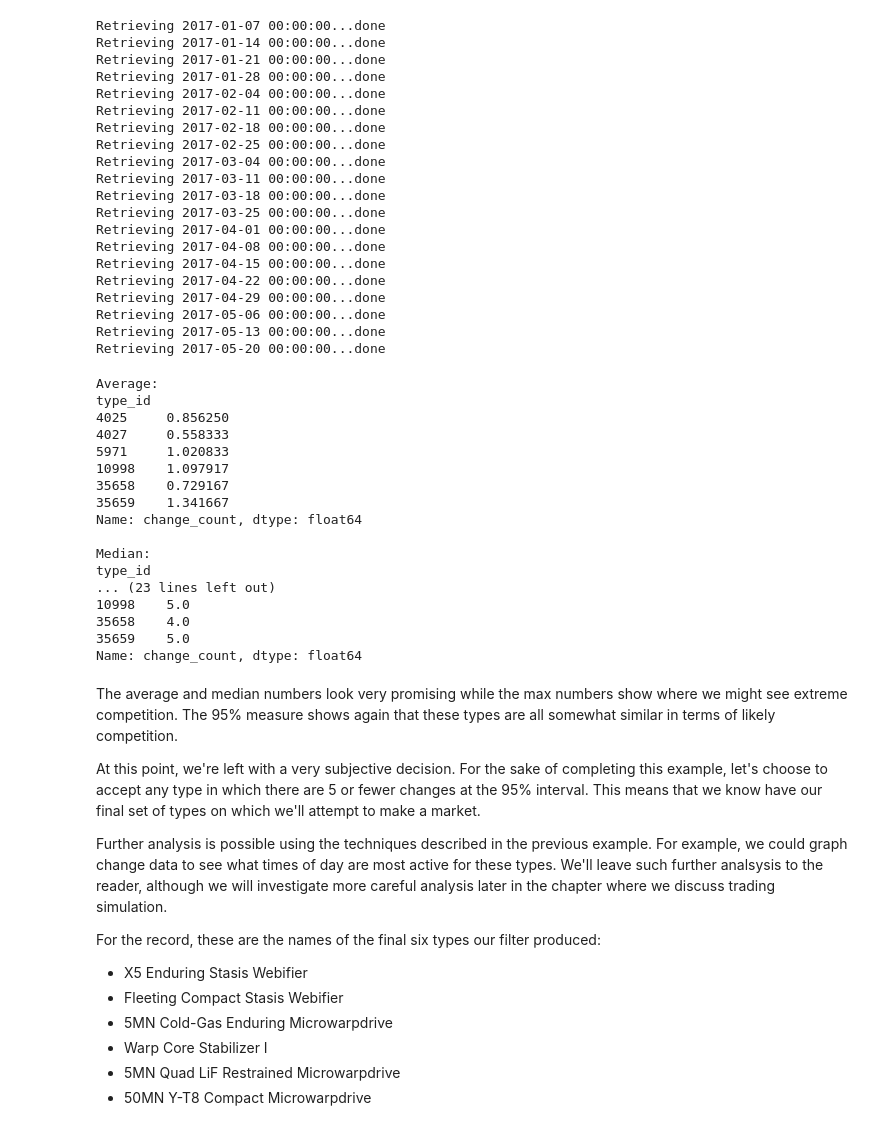
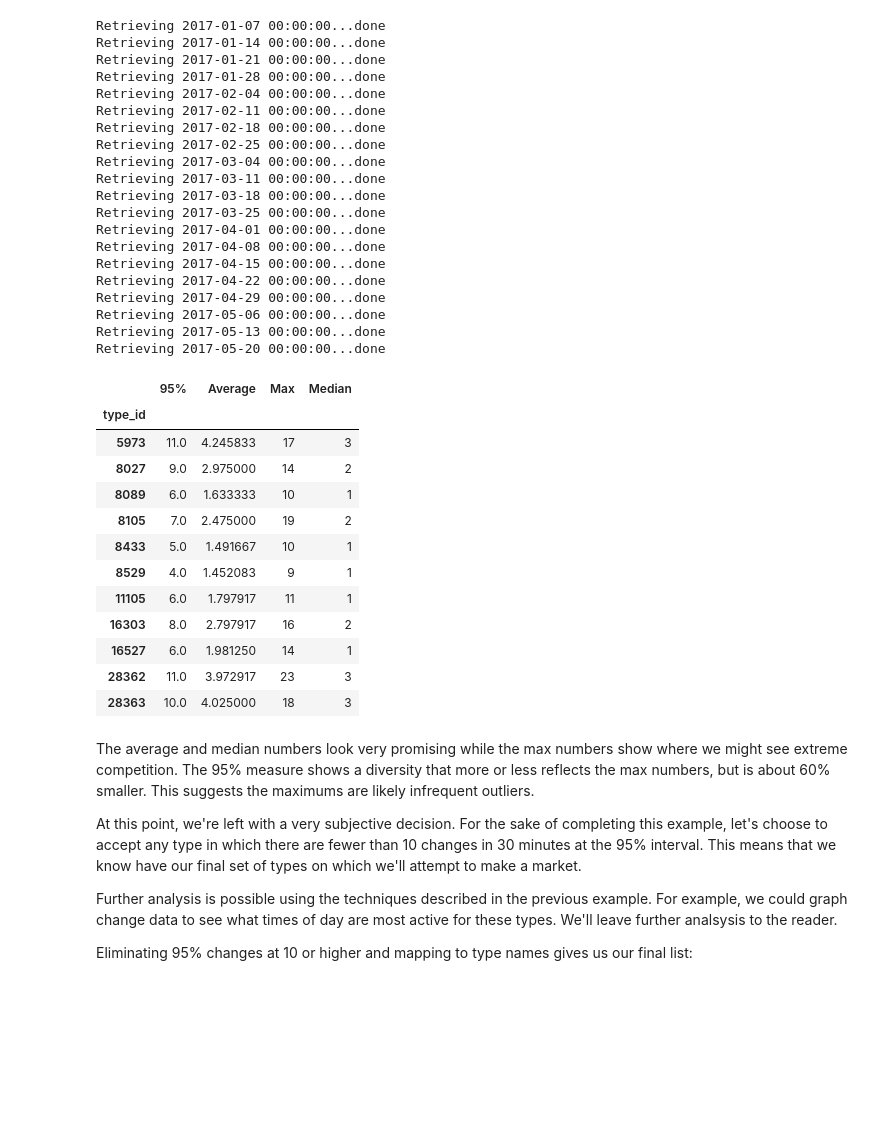
Before and after one commit to OrbitalEnterprises/eve-market-strategies, a Jupyter notebook: code/book/Example_14_Selecting_Market_Making_Targets.ipynb, the cells around one changed output. Drawn from its saved outputs; the diff is of its cells as text; code cells hidden in the pictures; blank space fills up the shorter version.

Commit message:
update examples 14 and 15

```diff
--- a/code/book/Example_14_Selecting_Market_Making_Targets.ipynb
+++ b/code/book/Example_14_Selecting_Market_Making_Targets.ipynb
@@ -115,6 +123,6 @@ min_values = len(market_history.index.unique())
 # Now compute liquid types.  The liquidity filter returns a map from region to the
 # set of liquid types in that region.
 #
-liquid_type_map = liquid_types(market_history, liquidity_filter(min_values, min_count))
+liquid_type_map = liquid_types(market_history, liquidity_filter(min_values, min_count, min_volume))
 len(liquid_type_map[region_id])
 # %% [output]
@@ -198,7 +206,7 @@ Retrieving 2017-05-20 00:00:00...done
 # for every day in our date range.  Obviously, you can increase the number of assets which pass
 # the filter by lowering the return target.
 #
-return_target = 0.1
+return_target = 0.05
 high_return = spread_df[spread_df.median_return > return_target]
 targets = high_return.type_id.groupby(high_return.type_id).count()
 targets = list(targets[targets >= len(sat_date_range)/2].index)
@@ -282,9 +290,14 @@ def compute_side_volume(type_id, dt, order_book, volume_threshold_map):
                 sell_volume += amount
         # Look for removed orders.  These are either a fully filled order or a cancel.
         removed_orders = set(current_snap.order_id).difference(set(next_snap.order_id))
+        current_order_list = list(current_snap.order_id)
         for order_id in removed_orders:
-            next_line = current_snap[current_snap.order_id == order_id].ix[current[0]]
+            order_count = current_order_list.count(order_id)
+            next_line = current_snap[current_snap.order_id == order_id].ix[current_time]
             # If the volume of a removed order does not exceed the threshold, then it's a trade
+            if order_count > 1:
+                # Handle duplicate orders found in some data
+                next_line = next_line.iloc[0]
             if next_line.volume <= vol_limit:
                 if next_line.buy:
                     buy_volume += next_line.volume
@@ -341,7 +354,7 @@ Retrieving 2017-05-20 00:00:00...done
 #
 # The following code determines which asset types are balanced for each day in the target date range.
 #
-balanced_volume_threshold = 0.2
+balanced_volume_threshold = 0.20
 side_volume_df_copy = side_volume_df.copy()
 side_volume_df_copy['total_volume'] = side_volume_df_copy.buy_volume + side_volume_df_copy.sell_volume
 side_volume_df_copy['buy_ratio'] = side_volume_df_copy.buy_volume / side_volume_df_copy.total_volume
@@ -467,72 +485,57 @@ Retrieving 2017-05-20 00:00:00...done
 # First, let's collect all change counts into a single dataframe
 #
 all_changes = change_count_data[0].append(change_count_data[1:])
 #
 # We're filtering for trading on a Saturday, so let's assume trading hours from 1200 UTC
 # to 2400 UTC.  This is just after down time to midnight EVE time.  In reality, it's likely
-# we'll trade past midnight UTC, but do perform that analysis we'd need two order books for
+# we'll trade past midnight UTC, but to perform that analysis we'd need two order books for
 # each day.  So for now, we'll go with these hours.
 #
 # Let's eliminate all data outside of these hours.
 #
 constrained = all_changes[all_changes.index.hour >= 12]
 #
 # What's left can now be used to measure change count behavior.  But how should we do this?
 # There are many possibilities:
 #
 # 1. Average change count
 # 2. Median change count
 # 3. Max change count
 # 4. Some other quantile of change count
 #
 # Average or median change count will give us some expectation of what a typical time period
 # might look like in terms of competition, but we risk the danger of undershooting the number
 # of orders we need to maintain if the average or mean is unusually low.  Conversely, a
 # measure of max count shows how bad things could get.  If we wanted to be extremely conservative,
 # we could use max as a guideline for competition.  Finally, we could use a quantile, say the 95%
 # change count quantile.  This would tell us, for example, the max change count for 95% of the
-# sample intervals.
+# sample intervals.  Quantiles make it easy to identify maximums which are true outliers.
 #
 # Let's look at all of these measures before we make a decision.
 #
-print("Average:")
-print(constrained.groupby(constrained.type_id).change_count.mean())
-print("\nMedian:")
-print(constrained.groupby(constrained.type_id).change_count.median())
-print("\nMax:")
-print(constrained.groupby(constrained.type_id).change_count.max())
-print("\n95%:")
-print(constrained.groupby(constrained.type_id).change_count.quantile(0.95))
+pd.DataFrame({ 'Average': constrained.groupby(constrained.type_id).change_count.mean(),
+               'Median' : constrained.groupby(constrained.type_id).change_count.median(),
+               'Max': constrained.groupby(constrained.type_id).change_count.max(),
+               '95%': constrained.groupby(constrained.type_id).change_count.quantile(0.95)})
 # %% [output]
-Average:
-type_id
-4025     0.856250
-4027     0.558333
-5971     1.020833
-10998    1.097917
-35658    0.729167
-35659    1.341667
-Name: change_count, dtype: float64
-
-Median:
-type_id
-... (23 lines left out)
-10998    5.0
-35658    4.0
-35659    5.0
-Name: change_count, dtype: float64
+|  | 95% | Average | Max | Median |
+| type_id |  |  |  |  |
+| 5973 | 11.0 | 4.245833 | 17 | 3 |
+| 8027 | 9.0 | 2.975000 | 14 | 2 |
+| 8089 | 6.0 | 1.633333 | 10 | 1 |
+| 8105 | 7.0 | 2.475000 | 19 | 2 |
+| 8433 | 5.0 | 1.491667 | 10 | 1 |
+| 8529 | 4.0 | 1.452083 | 9 | 1 |
+| 11105 | 6.0 | 1.797917 | 11 | 1 |
+| 16303 | 8.0 | 2.797917 | 16 | 2 |
+| 16527 | 6.0 | 1.981250 | 14 | 1 |
+| 28362 | 11.0 | 3.972917 | 23 | 3 |
+| 28363 | 10.0 | 4.025000 | 18 | 3 |
 # %% [markdown]
-The average and median numbers look very promising while the max numbers show where we might see extreme competition.  The 95% measure shows again that these types are all somewhat similar in terms of likely competition.
+The average and median numbers look very promising while the max numbers show where we might see extreme competition.  The 95% measure shows a diversity that more or less reflects the max numbers, but is about 60% smaller.  This suggests the maximums are likely infrequent outliers.
 
-At this point, we're left with a very subjective decision.  For the sake of completing this example, let's choose to accept any type in which there are 5 or fewer changes at the 95% interval.  This means that we know have our final set of types on which we'll attempt to make a market.
+At this point, we're left with a very subjective decision.  For the sake of completing this example, let's choose to accept any type in which there are fewer than 10 changes in 30 minutes at the 95% interval.  This means that we know have our final set of types on which we'll attempt to make a market.
 
-Further analysis is possible using the techniques described in the previous example.  For example, we could graph change data to see what times of day are most active for these types.  We'll leave such further analsysis to the reader, although we will investigate more careful analysis later in the chapter where we discuss trading simulation.
+Further analysis is possible using the techniques described in the previous example.  For example, we could graph change data to see what times of day are most active for these types.  We'll leave further analsysis to the reader.
 
-For the record, these are the names of the final six types our filter produced:
-
-* X5 Enduring Stasis Webifier
-* Fleeting Compact Stasis Webifier
-* 5MN Cold-Gas Enduring Microwarpdrive
-* Warp Core Stabilizer I
-* 5MN Quad LiF Restrained Microwarpdrive
-* 50MN Y-T8 Compact Microwarpdrive
+Eliminating 95% changes at 10 or higher and mapping to type names gives us our final list:
```
Also changed, not shown: parts of 12 cells of this notebook, 9 other files.
